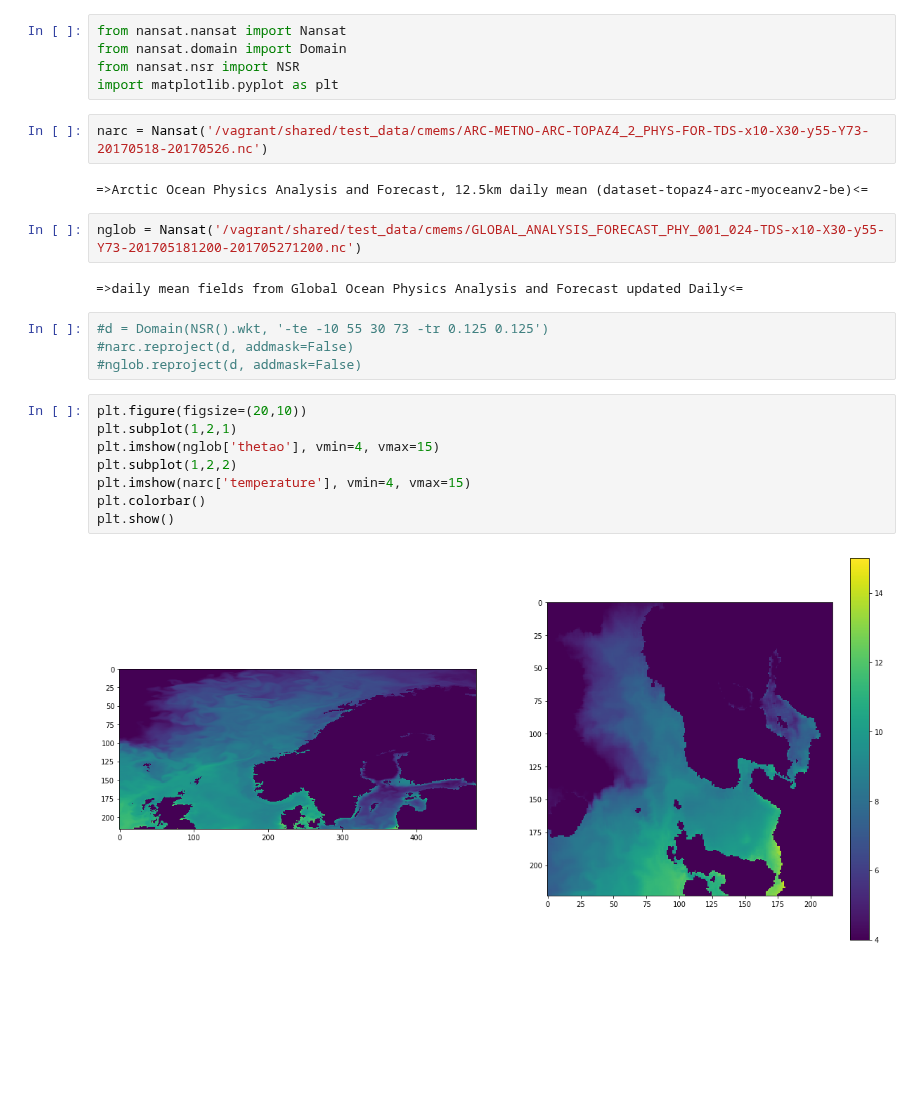
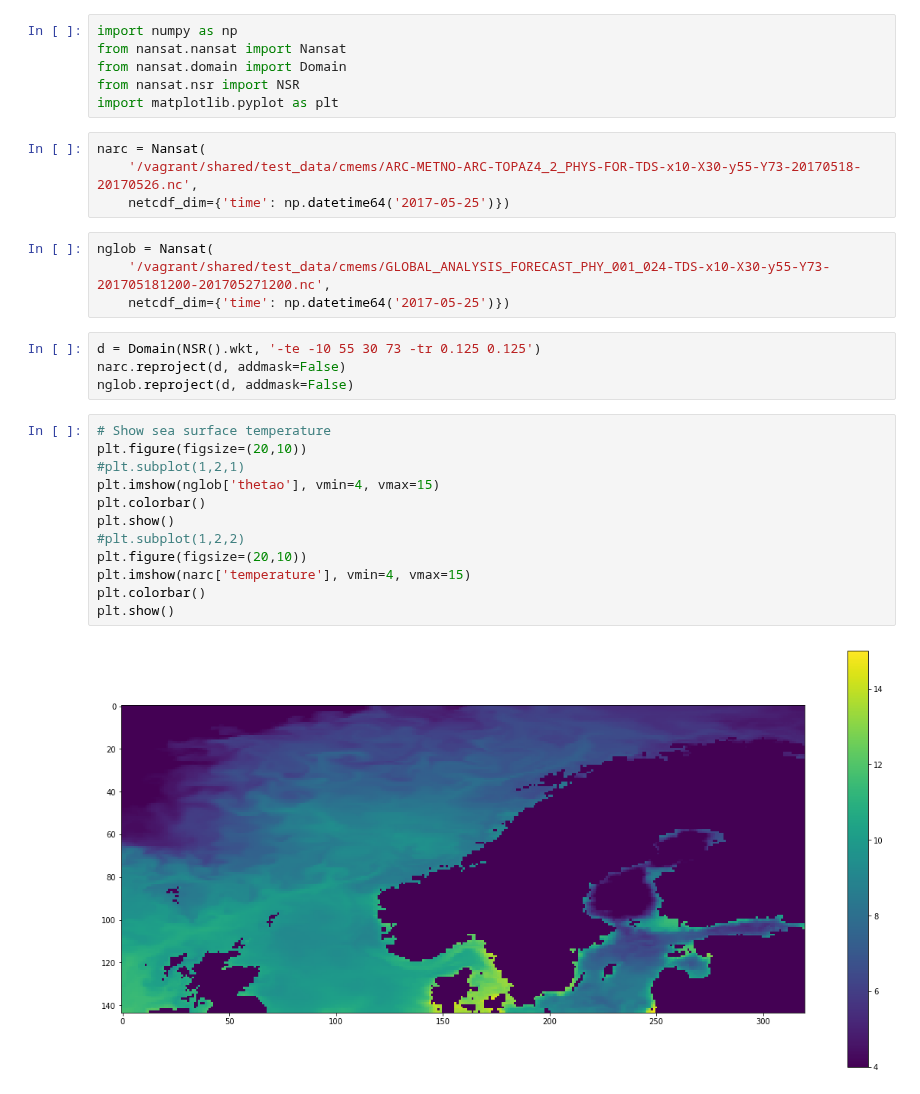
Before and after one commit to nansencenter/nansat-lectures, a Jupyter notebook: notebooks/geospaas/CMEMS.ipynb, the cells around one changed output. Saved outputs shown, nothing was run; the diff lists cells and outputs as text; blank space fills up the shorter version.

Commit message:
Added current to cmems notebook, and improved plots

```diff
--- a/notebooks/geospaas/CMEMS.ipynb
+++ b/notebooks/geospaas/CMEMS.ipynb
@@ -1,27 +1,32 @@
 # %%
+import numpy as np
 from nansat.nansat import Nansat
 from nansat.domain import Domain
 from nansat.nsr import NSR
 import matplotlib.pyplot as plt
 # %%
-narc = Nansat('/vagrant/shared/test_data/cmems/ARC-METNO-ARC-TOPAZ4_2_PHYS-FOR-TDS-x10-X30-y55-Y73-20170518-20170526.nc')
+narc = Nansat(
+    '/vagrant/shared/test_data/cmems/ARC-METNO-ARC-TOPAZ4_2_PHYS-FOR-TDS-x10-X30-y55-Y73-20170518-20170526.nc',
+    netcdf_dim={'time': np.datetime64('2017-05-25')})
-# %% [output]
-=>Arctic Ocean Physics Analysis and Forecast, 12.5km daily mean (dataset-topaz4-arc-myoceanv2-be)<=
 # %%
-nglob = Nansat('/vagrant/shared/test_data/cmems/GLOBAL_ANALYSIS_FORECAST_PHY_001_024-TDS-x10-X30-y55-Y73-201705181200-201705271200.nc')
+nglob = Nansat(
+    '/vagrant/shared/test_data/cmems/GLOBAL_ANALYSIS_FORECAST_PHY_001_024-TDS-x10-X30-y55-Y73-201705181200-201705271200.nc',
+    netcdf_dim={'time': np.datetime64('2017-05-25')})
-# %% [output]
-=>daily mean fields from Global Ocean Physics Analysis and Forecast updated Daily<=
 # %%
-#d = Domain(NSR().wkt, '-te -10 55 30 73 -tr 0.125 0.125')
-#narc.reproject(d, addmask=False)
-#nglob.reproject(d, addmask=False)
+d = Domain(NSR().wkt, '-te -10 55 30 73 -tr 0.125 0.125')
+narc.reproject(d, addmask=False)
+nglob.reproject(d, addmask=False)
 # %%
+# Show sea surface temperature
 plt.figure(figsize=(20,10))
-plt.subplot(1,2,1)
+#plt.subplot(1,2,1)
 plt.imshow(nglob['thetao'], vmin=4, vmax=15)
-plt.subplot(1,2,2)
+plt.colorbar()
+plt.show()
+#plt.subplot(1,2,2)
+plt.figure(figsize=(20,10))
 plt.imshow(narc['temperature'], vmin=4, vmax=15)
 plt.colorbar()
 plt.show()
 # %% [output]
-[figure, old version]
+[figure, new version]
```
Also changed, not shown: parts of 2 cells of this notebook.
